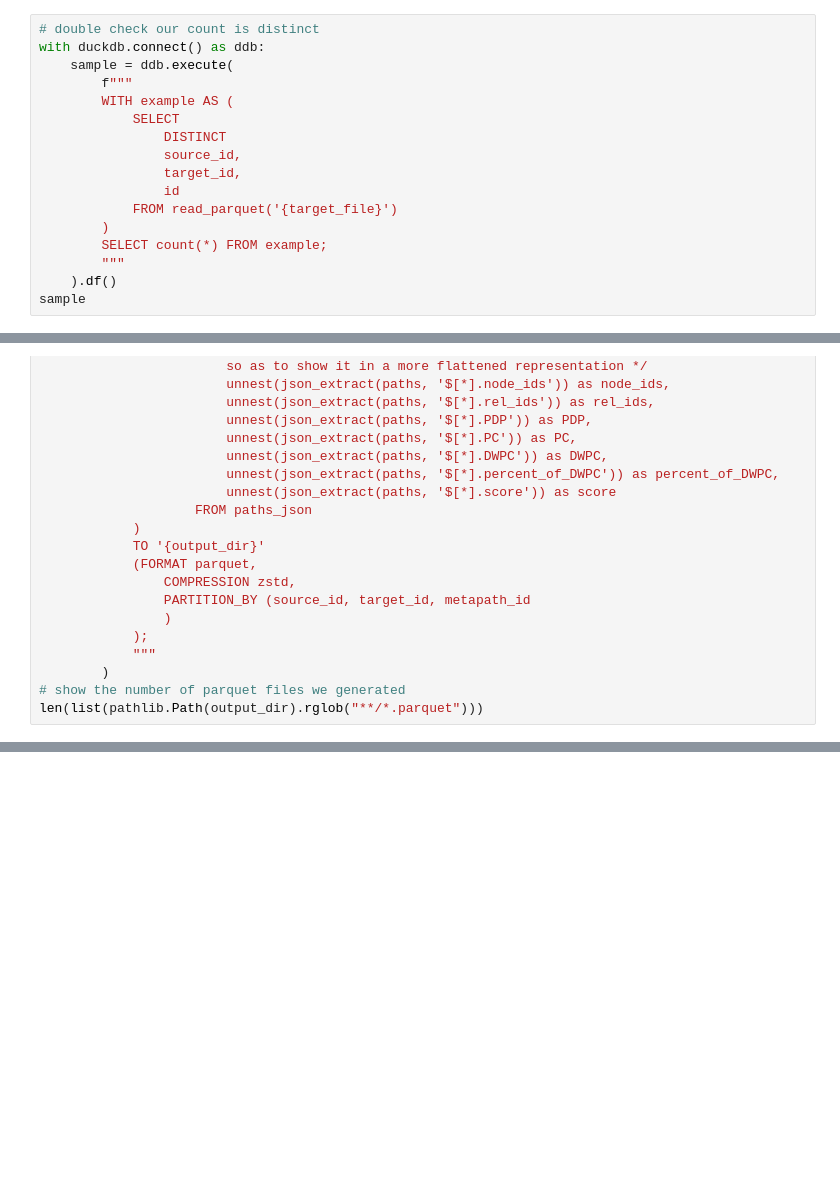
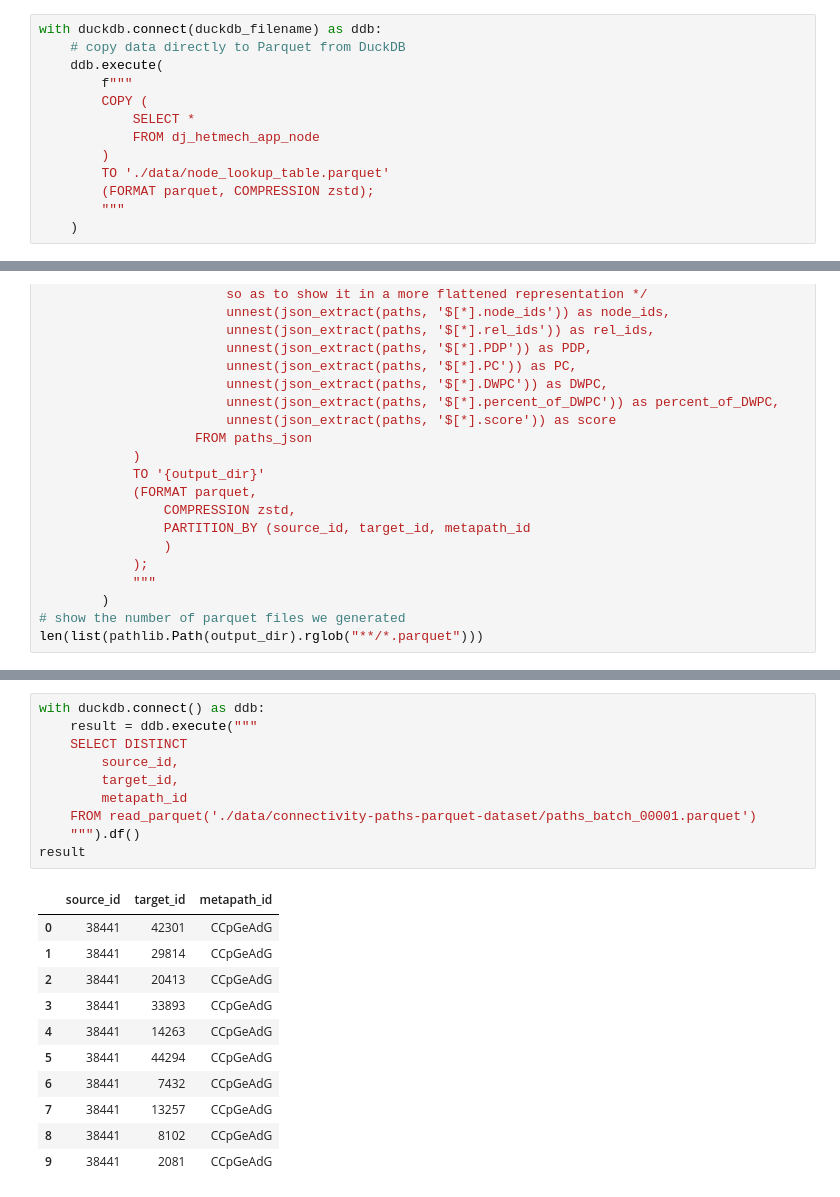
Before and after one commit to d33bs/hetionet-analysis, a Jupyter notebook: src/connectivity_search_PathCount_table/get_tables.ipynb, the cells around one changed output, grey strips where cells are left out. Saved outputs shown, nothing was run; the diff lists cells and outputs as text; blank space fills up the shorter version.

```diff
--- a/src/connectivity_search_PathCount_table/get_tables.ipynb
+++ b/src/connectivity_search_PathCount_table/get_tables.ipynb
@@ -307,19 +310,15 @@ sample
 | 0 | 20732773 | GO:0006302 | 142689 | BPpGdAdG | 164 | 0.015279 | 0.000325 | ... |
 | 1 | 67801904 | GO:0006302 | 142689 | BPpGeAdG | 831 | 0.000539 | 0.000011 | ... |
 # %%
-# double check our count is distinct
-with duckdb.connect() as ddb:
-    sample = ddb.execute(
+with duckdb.connect(duckdb_filename) as ddb:
+    # copy data directly to Parquet from DuckDB
+    ddb.execute(
         f"""
-        WITH example AS (
-            SELECT
-                DISTINCT
-                source_id,
-                target_id,
-                id
-            FROM read_parquet('{target_file}')
+        COPY (
+            SELECT *
+            FROM dj_hetmech_app_node
         )
-        SELECT count(*) FROM example;
+        TO './data/node_lookup_table.parquet'
+        (FORMAT parquet, COMPRESSION zstd);
         """
-    ).df()
-sample
+    )
@@ -400,2 +653,24 @@ len(list(pathlib.Path(output_dir).rglob("**/*.parquet")))
+# %%
+with duckdb.connect() as ddb:
+    result = ddb.execute("""
+    SELECT DISTINCT
+        source_id,
+        target_id,
+        metapath_id
+    FROM read_parquet('./data/connectivity-paths-parquet-dataset/paths_batch_00001.parquet')
+    """).df()
+result
+# %% [output]
+|  | source_id | target_id | metapath_id |
+| 0 | 38441 | 42301 | CCpGeAdG |
+| 1 | 38441 | 29814 | CCpGeAdG |
+| 2 | 38441 | 20413 | CCpGeAdG |
+| 3 | 38441 | 33893 | CCpGeAdG |
+| 4 | 38441 | 14263 | CCpGeAdG |
+| 5 | 38441 | 44294 | CCpGeAdG |
+| 6 | 38441 | 7432 | CCpGeAdG |
+| 7 | 38441 | 13257 | CCpGeAdG |
+| 8 | 38441 | 8102 | CCpGeAdG |
+| 9 | 38441 | 2081 | CCpGeAdG |
 # %%
 def metapath_generator(metapath_file: str) -> Iterator[Tuple[int, int, str]]:
```
Also changed, not shown: parts of 11 cells of this notebook, 6 other files.
